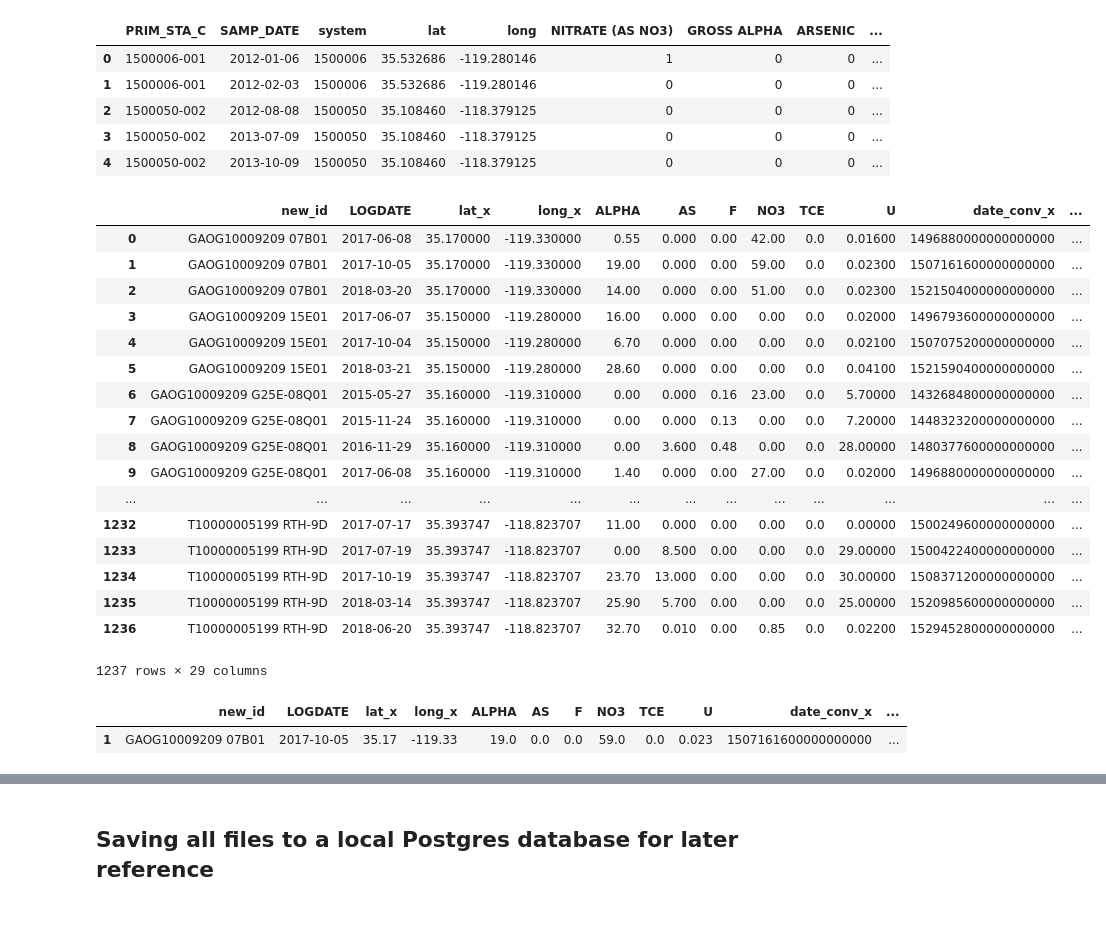
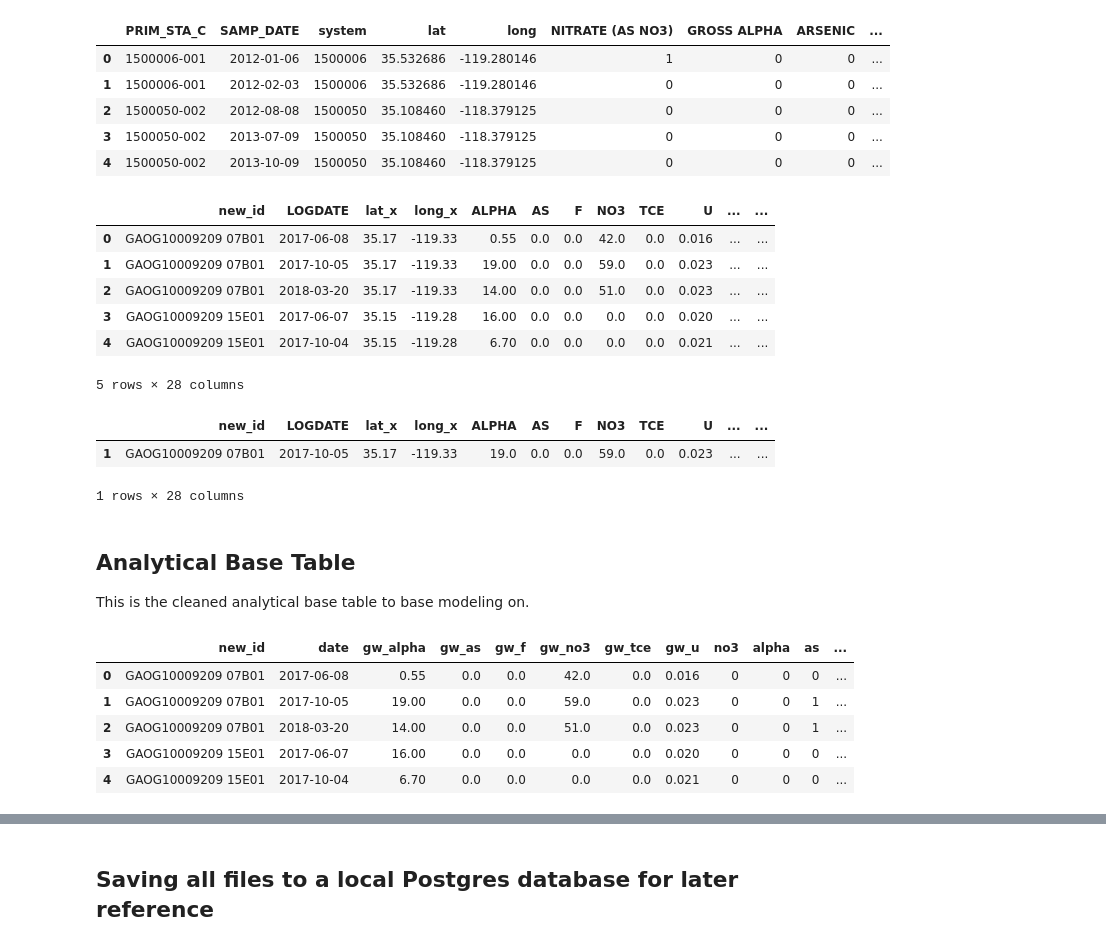
Before and after one commit to waterdatacollaborative/NicoleLook_Drinking-Water-Contaminant-Classification, a Jupyter notebook: Capstone.ipynb, the cells around one changed output, grey strips where cells are left out. Saved outputs shown, nothing was run; the diff lists cells and outputs as text; code cells hidden in the pictures; blank space fills up the shorter version.

Commit message:
Begin modeling, logistic regression errors

```diff
--- a/Capstone.ipynb
+++ b/Capstone.ipynb
@@ -505,7 +520,7 @@ Name: uranium_mda95, dtype: int64
 # %% [markdown]
 Since there were no samples of Tetrachloroethylene over the MCL, will not be able to model to detect it. Arsenic provides the most hits above MCL, while all the others create very unbalanced classes.
 # %%
-grouped_kern.drop('pce', axis=1, inplace=True)
+grouped_kern.drop('TETRACHLOROETHYLENE', axis=1, inplace=True)
 # %% [markdown]
 ## Plotting detection over MCL by each contaminant of concern
 # %%
@@ -975,10 +991,10 @@ kern_uni_wells.shape, gw_uni_wells.shape
 # %% [output]
 ((7476, 3), (1179, 3))
 # %%
-X = gw_uni_wells
-Y = kern_uni_wells
+A = gw_uni_wells
+B = kern_uni_wells
 
-argmin, dist = pairwise_distances_argmin_min(X, Y, metric="euclidean", axis=1)
+argmin, dist = pairwise_distances_argmin_min(A, B, metric="euclidean", axis=1)
 argmin
 # %% [output]
 array([  97, 3874, 3885, ..., 3321,  719,   47], dtype=int64)
@@ -1064,28 +1080,22 @@ grouped_kern.head()
 merge2 = pd.merge(merge, grouped_kern, how='left', left_on=['dw_lat', 'dw_long', 'dw_date_conv'],
                   right_on=['lat', 'long', 'date_conv'])
 # %%
-merge2
+merge2.head()
 # %% [output]
-|  | new_id | LOGDATE | lat_x | long_x | ALPHA | AS | F | NO3 | TCE | U | date_conv_x | ... |
-| 0 | GAOG10009209 07B01 | 2017-06-08 | 35.170000 | -119.330000 | 0.55 | 0.000 | 0.00 | 42.00 | 0.0 | 0.01600 | 1496880000000000000 | ... |
-| 1 | GAOG10009209 07B01 | 2017-10-05 | 35.170000 | -119.330000 | 19.00 | 0.000 | 0.00 | 59.00 | 0.0 | 0.02300 | 1507161600000000000 | ... |
-| 2 | GAOG10009209 07B01 | 2018-03-20 | 35.170000 | -119.330000 | 14.00 | 0.000 | 0.00 | 51.00 | 0.0 | 0.02300 | 1521504000000000000 | ... |
-| 3 | GAOG10009209 15E01 | 2017-06-07 | 35.150000 | -119.280000 | 16.00 | 0.000 | 0.00 | 0.00 | 0.0 | 0.02000 | 1496793600000000000 | ... |
-| 4 | GAOG10009209 15E01 | 2017-10-04 | 35.150000 | -119.280000 | 6.70 | 0.000 | 0.00 | 0.00 | 0.0 | 0.02100 | 1507075200000000000 | ... |
-| 5 | GAOG10009209 15E01 | 2018-03-21 | 35.150000 | -119.280000 | 28.60 | 0.000 | 0.00 | 0.00 | 0.0 | 0.04100 | 1521590400000000000 | ... |
-| 6 | GAOG10009209 G25E-08Q01 | 2015-05-27 | 35.160000 | -119.310000 | 0.00 | 0.000 | 0.16 | 23.00 | 0.0 | 5.70000 | 1432684800000000000 | ... |
-| 7 | GAOG10009209 G25E-08Q01 | 2015-11-24 | 35.160000 | -119.310000 | 0.00 | 0.000 | 0.13 | 0.00 | 0.0 | 7.20000 | 1448323200000000000 | ... |
-| 8 | GAOG10009209 G25E-08Q01 | 2016-11-29 | 35.160000 | -119.310000 | 0.00 | 3.600 | 0.48 | 0.00 | 0.0 | 28.00000 | 1480377600000000000 | ... |
-| 9 | GAOG10009209 G25E-08Q01 | 2017-06-08 | 35.160000 | -119.310000 | 1.40 | 0.000 | 0.00 | 27.00 | 0.0 | 0.02000 | 1496880000000000000 | ... |
-| ... | ... | ... | ... | ... | ... | ... | ... | ... | ... | ... | ... | ... |
-| 1232 | T10000005199 RTH-9D | 2017-07-17 | 35.393747 | -118.823707 | 11.00 | 0.000 | 0.00 | 0.00 | 0.0 | 0.00000 | 1500249600000000000 | ... |
-| 1233 | T10000005199 RTH-9D | 2017-07-19 | 35.393747 | -118.823707 | 0.00 | 8.500 | 0.00 | 0.00 | 0.0 | 29.00000 | 1500422400000000000 | ... |
-| 1234 | T10000005199 RTH-9D | 2017-10-19 | 35.393747 | -118.823707 | 23.70 | 13.000 | 0.00 | 0.00 | 0.0 | 30.00000 | 1508371200000000000 | ... |
-| 1235 | T10000005199 RTH-9D | 2018-03-14 | 35.393747 | -118.823707 | 25.90 | 5.700 | 0.00 | 0.00 | 0.0 | 25.00000 | 1520985600000000000 | ... |
-| 1236 | T10000005199 RTH-9D | 2018-06-20 | 35.393747 | -118.823707 | 32.70 | 0.010 | 0.00 | 0.85 | 0.0 | 0.02200 | 1529452800000000000 | ... |
+|  | new_id | LOGDATE | lat_x | long_x | ALPHA | AS | F | NO3 | TCE | U | ... | ... |
+| 0 | GAOG10009209 07B01 | 2017-06-08 | 35.17 | -119.33 | 0.55 | 0.0 | 0.0 | 42.0 | 0.0 | 0.016 | ... | ... |
+| 1 | GAOG10009209 07B01 | 2017-10-05 | 35.17 | -119.33 | 19.00 | 0.0 | 0.0 | 59.0 | 0.0 | 0.023 | ... | ... |
+| 2 | GAOG10009209 07B01 | 2018-03-20 | 35.17 | -119.33 | 14.00 | 0.0 | 0.0 | 51.0 | 0.0 | 0.023 | ... | ... |
+| 3 | GAOG10009209 15E01 | 2017-06-07 | 35.15 | -119.28 | 16.00 | 0.0 | 0.0 | 0.0 | 0.0 | 0.020 | ... | ... |
+| 4 | GAOG10009209 15E01 | 2017-10-04 | 35.15 | -119.28 | 6.70 | 0.0 | 0.0 | 0.0 | 0.0 | 0.021 | ... | ... |
-1237 rows × 29 columns
+5 rows × 28 columns
 # %%
 merge2[(merge2['new_id'] == 'GAOG10009209 07B01') & (merge2['LOGDATE'] == '2017-10-05')]
 # %% [output]
-|  | new_id | LOGDATE | lat_x | long_x | ALPHA | AS | F | NO3 | TCE | U | date_conv_x | ... |
-| 1 | GAOG10009209 07B01 | 2017-10-05 | 35.17 | -119.33 | 19.0 | 0.0 | 0.0 | 59.0 | 0.0 | 0.023 | 1507161600000000000 | ... |
+|  | new_id | LOGDATE | lat_x | long_x | ALPHA | AS | F | NO3 | TCE | U | ... | ... |
+| 1 | GAOG10009209 07B01 | 2017-10-05 | 35.17 | -119.33 | 19.0 | 0.0 | 0.0 | 59.0 | 0.0 | 0.023 | ... | ... |
+1 rows × 28 columns
+# %% [markdown]
+## Analytical Base Table
+
+This is the cleaned analytical base table to base modeling on.
@@ -1091,0 +1126,9 @@ merge2[(merge2['new_id'] == 'GAOG10009209 07B01') & (merge2['LOGDATE'] == '2017-
+# %%
+abt.head()
+# %% [output]
+|  | new_id | date | gw_alpha | gw_as | gw_f | gw_no3 | gw_tce | gw_u | no3 | alpha | as | ... |
+| 0 | GAOG10009209 07B01 | 2017-06-08 | 0.55 | 0.0 | 0.0 | 42.0 | 0.0 | 0.016 | 0 | 0 | 0 | ... |
+| 1 | GAOG10009209 07B01 | 2017-10-05 | 19.00 | 0.0 | 0.0 | 59.0 | 0.0 | 0.023 | 0 | 0 | 1 | ... |
+| 2 | GAOG10009209 07B01 | 2018-03-20 | 14.00 | 0.0 | 0.0 | 51.0 | 0.0 | 0.023 | 0 | 0 | 1 | ... |
+| 3 | GAOG10009209 15E01 | 2017-06-07 | 16.00 | 0.0 | 0.0 | 0.0 | 0.0 | 0.020 | 0 | 0 | 0 | ... |
+| 4 | GAOG10009209 15E01 | 2017-10-04 | 6.70 | 0.0 | 0.0 | 0.0 | 0.0 | 0.021 | 0 | 0 | 0 | ... |
```
Also changed, not shown: parts of 29 cells of this notebook.
